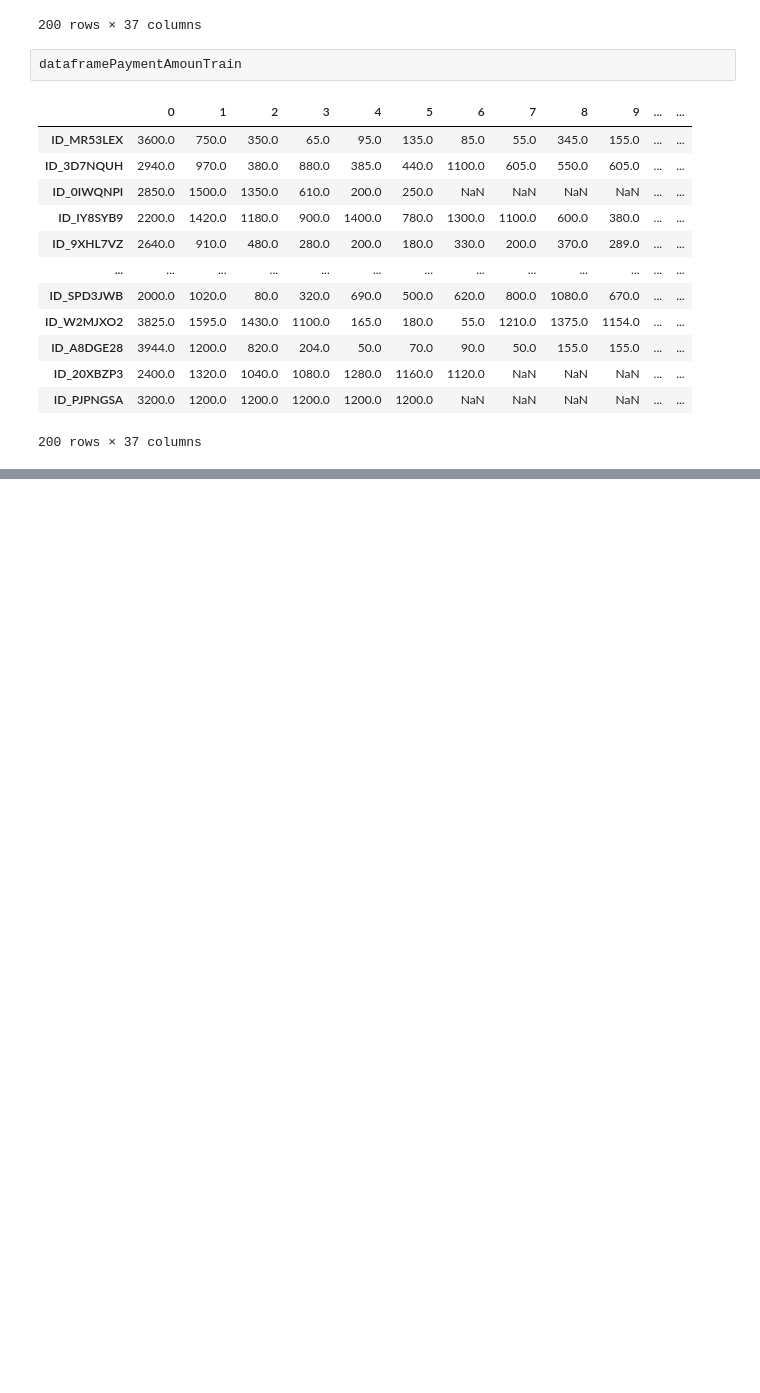
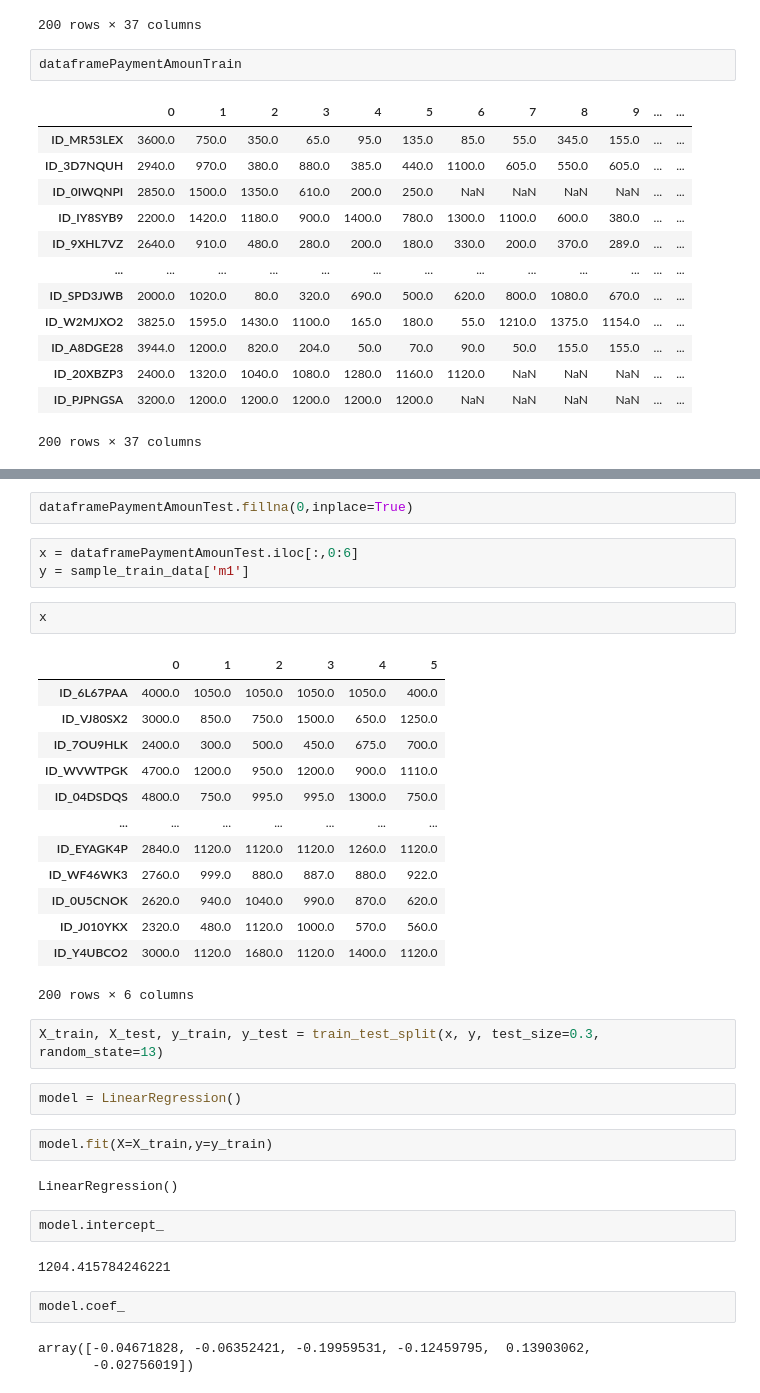
Before and after one commit to devanshi10/SFC_PayGo, a Jupyter notebook: Project/Main_file.ipynb, the cells around one changed output, grey strips where cells are left out. Cells and saved outputs as stored; diff of their text form; blank space fills up the shorter version.

Commit message:
Fitting and Prediction data analysis

```diff
--- a/Project/Main_file.ipynb
+++ b/Project/Main_file.ipynb
@@ -213,0 +327,38 @@ dataframeTranDates
+# %%
+dataframePaymentAmounTest.fillna(0,inplace=True)
+# %%
+x = dataframePaymentAmounTest.iloc[:,0:6]
+y = sample_train_data['m1']
+# %%
+x
+# %% [output]
+|  | 0 | 1 | 2 | 3 | 4 | 5 |
+| ID_6L67PAA | 4000.0 | 1050.0 | 1050.0 | 1050.0 | 1050.0 | 400.0 |
+| ID_VJ80SX2 | 3000.0 | 850.0 | 750.0 | 1500.0 | 650.0 | 1250.0 |
+| ID_7OU9HLK | 2400.0 | 300.0 | 500.0 | 450.0 | 675.0 | 700.0 |
+| ID_WVWTPGK | 4700.0 | 1200.0 | 950.0 | 1200.0 | 900.0 | 1110.0 |
+| ID_04DSDQS | 4800.0 | 750.0 | 995.0 | 995.0 | 1300.0 | 750.0 |
+| ... | ... | ... | ... | ... | ... | ... |
+| ID_EYAGK4P | 2840.0 | 1120.0 | 1120.0 | 1120.0 | 1260.0 | 1120.0 |
+| ID_WF46WK3 | 2760.0 | 999.0 | 880.0 | 887.0 | 880.0 | 922.0 |
+| ID_0U5CNOK | 2620.0 | 940.0 | 1040.0 | 990.0 | 870.0 | 620.0 |
+| ID_J010YKX | 2320.0 | 480.0 | 1120.0 | 1000.0 | 570.0 | 560.0 |
+| ID_Y4UBCO2 | 3000.0 | 1120.0 | 1680.0 | 1120.0 | 1400.0 | 1120.0 |
+200 rows × 6 columns
+# %%
+X_train, X_test, y_train, y_test = train_test_split(x, y, test_size=0.3, random_state=13)
+# %%
+model = LinearRegression()
+# %%
+model.fit(X=X_train,y=y_train)
+# %% [output]
+LinearRegression()
+# %%
+model.intercept_
+# %% [output]
+1204.415784246221
+# %%
+model.coef_
+# %% [output]
+array([-0.04671828, -0.06352421, -0.19959531, -0.12459795,  0.13903062,
+       -0.02756019])
```
Also changed, not shown: parts of 7 cells of this notebook.
